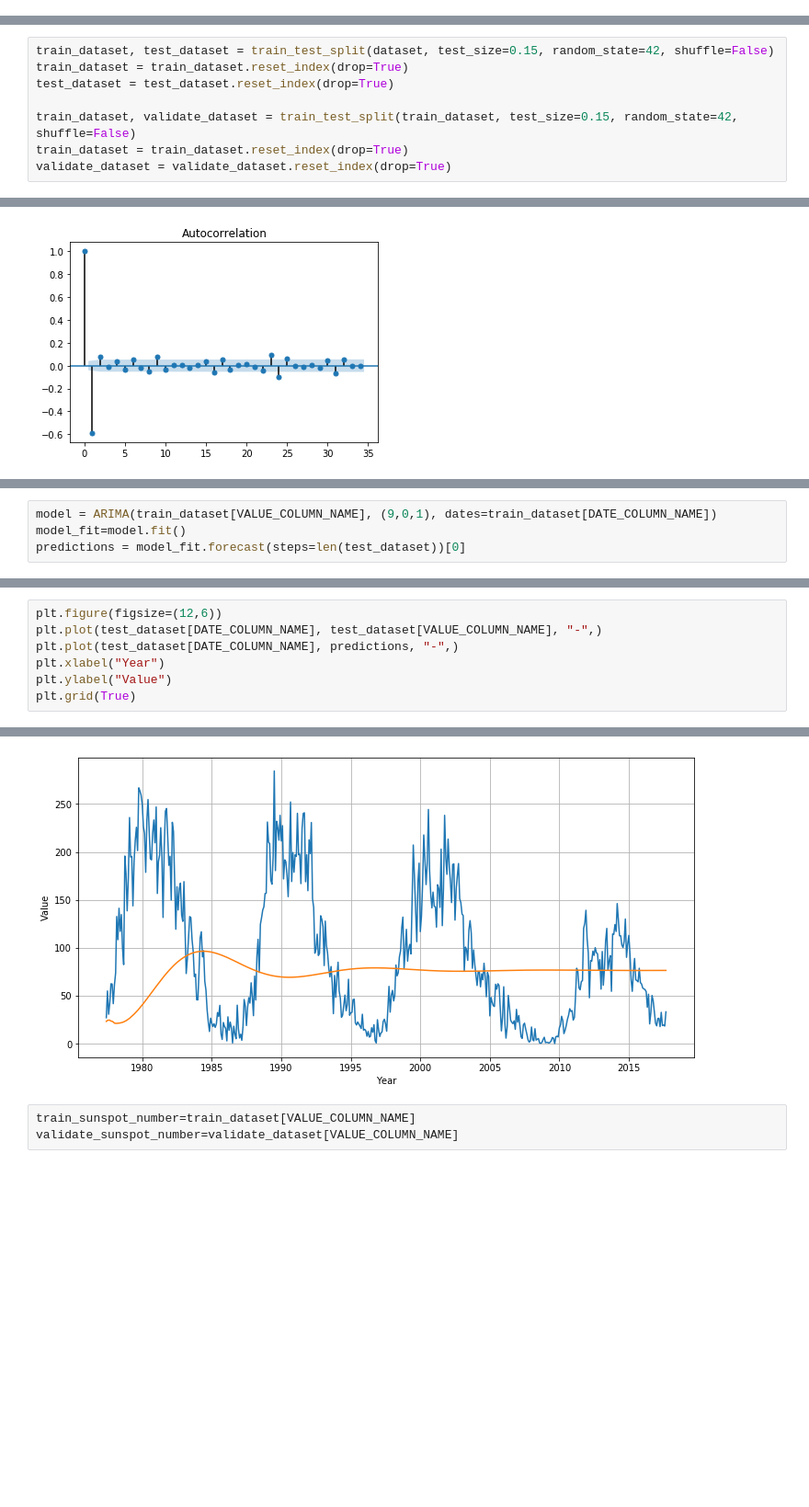
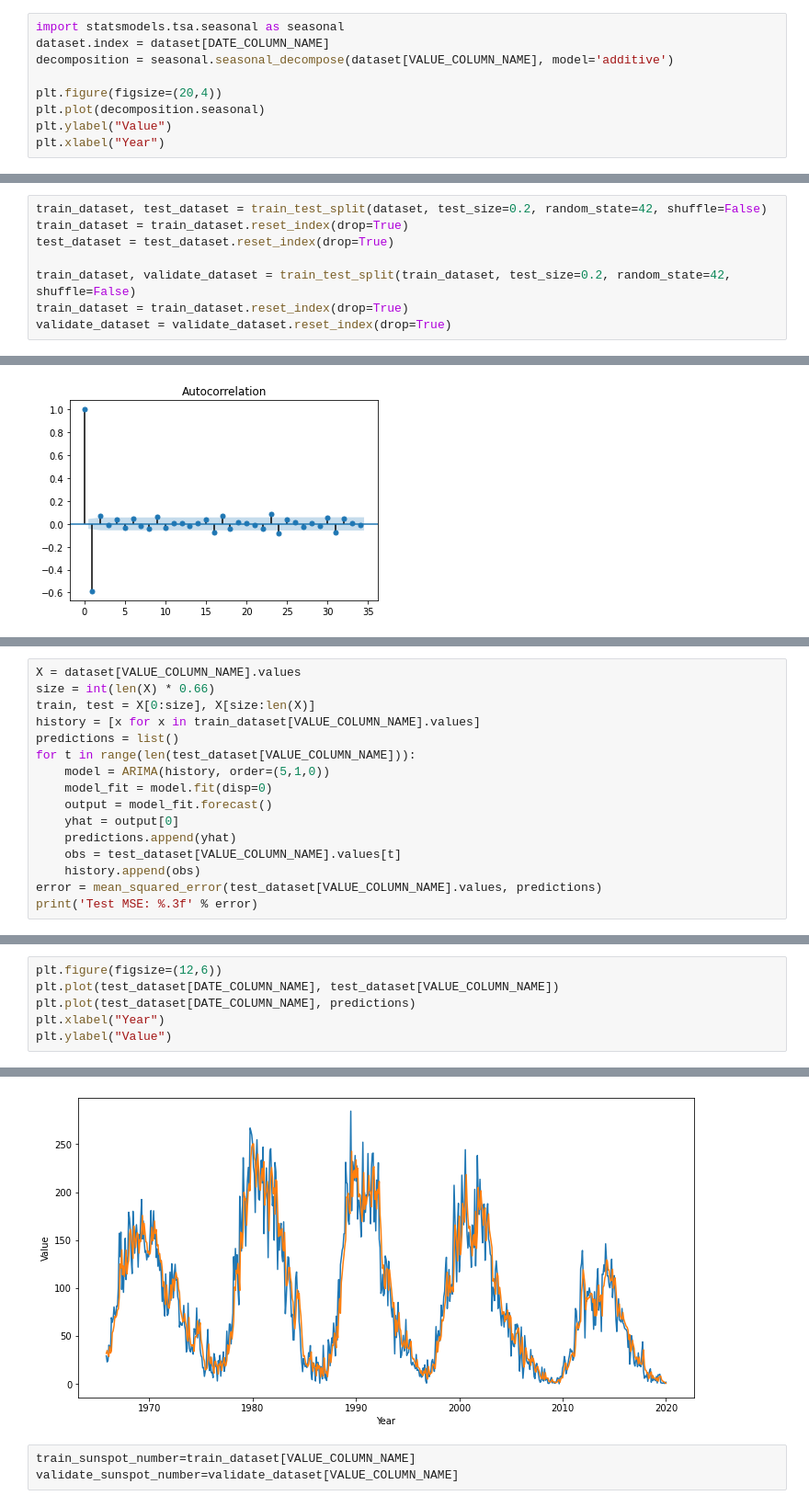
Before and after one commit to MikitaDubovik/Machine-Learning-II, a Jupyter notebook: lab8/lab8.ipynb, the cells around one changed output, grey strips where cells are left out. Shown at 92% size. Saved outputs shown, nothing was run; the diff lists cells and outputs as text; blank space fills up the shorter version.

```diff
--- a/lab8/lab8.ipynb
+++ b/lab8/lab8.ipynb
@@ -72,0 +78,9 @@ plt.grid(True)
+# %%
+import statsmodels.tsa.seasonal as seasonal
+dataset.index = dataset[DATE_COLUMN_NAME]
+decomposition = seasonal.seasonal_decompose(dataset[VALUE_COLUMN_NAME], model='additive')
+
+plt.figure(figsize=(20,4))
+plt.plot(decomposition.seasonal)
+plt.ylabel("Value")
+plt.xlabel("Year")
@@ -79,9 +96,9 @@ pd.plotting.autocorrelation_plot(dataset[VALUE_COLUMN_NAME])
 # %%
-train_dataset, test_dataset = train_test_split(dataset, test_size=0.15, random_state=42, shuffle=False)
+train_dataset, test_dataset = train_test_split(dataset, test_size=0.2, random_state=42, shuffle=False)
 train_dataset = train_dataset.reset_index(drop=True)
 test_dataset = test_dataset.reset_index(drop=True)
 
-train_dataset, validate_dataset = train_test_split(train_dataset, test_size=0.15, random_state=42, shuffle=False)
+train_dataset, validate_dataset = train_test_split(train_dataset, test_size=0.2, random_state=42, shuffle=False)
 train_dataset = train_dataset.reset_index(drop=True)
 validate_dataset = validate_dataset.reset_index(drop=True)
 # %%
@@ -99,4 +116,16 @@ plt.show()
-# %%
-model = ARIMA(train_dataset[VALUE_COLUMN_NAME], (9,0,1), dates=train_dataset[DATE_COLUMN_NAME])
-model_fit=model.fit()
-predictions = model_fit.forecast(steps=len(test_dataset))[0]
+# %%
+X = dataset[VALUE_COLUMN_NAME].values
+size = int(len(X) * 0.66)
+train, test = X[0:size], X[size:len(X)]
+history = [x for x in train_dataset[VALUE_COLUMN_NAME].values]
+predictions = list()
+for t in range(len(test_dataset[VALUE_COLUMN_NAME])):
+	model = ARIMA(history, order=(5,1,0))
+	model_fit = model.fit(disp=0)
+	output = model_fit.forecast()
+	yhat = output[0]
+	predictions.append(yhat)
+	obs = test_dataset[VALUE_COLUMN_NAME].values[t]
+	history.append(obs)
+error = mean_squared_error(test_dataset[VALUE_COLUMN_NAME].values, predictions)
+print('Test MSE: %.3f' % error)
@@ -103,8 +134,7 @@ predictions = model_fit.forecast(steps=len(test_dataset))[0]
 # %%
 plt.figure(figsize=(12,6))
-plt.plot(test_dataset[DATE_COLUMN_NAME], test_dataset[VALUE_COLUMN_NAME], "-",)
-plt.plot(test_dataset[DATE_COLUMN_NAME], predictions, "-",)
+plt.plot(test_dataset[DATE_COLUMN_NAME], test_dataset[VALUE_COLUMN_NAME])
+plt.plot(test_dataset[DATE_COLUMN_NAME], predictions)
 plt.xlabel("Year")
 plt.ylabel("Value")
-plt.grid(True)
 # %% [output]
@@ -111,4 +142,4 @@ plt.grid(True)
-[figure, old version]
+[figure, new version]
 # %%
 train_sunspot_number=train_dataset[VALUE_COLUMN_NAME]
 validate_sunspot_number=validate_dataset[VALUE_COLUMN_NAME]
```
Also changed, not shown: parts of 16 cells of this notebook.
